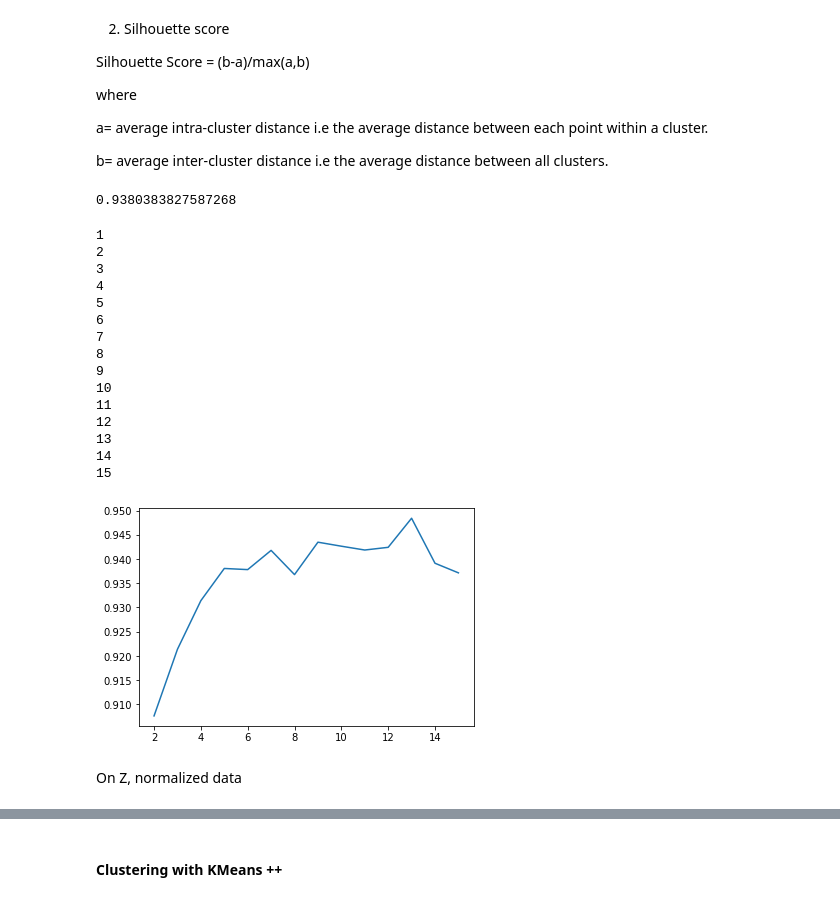
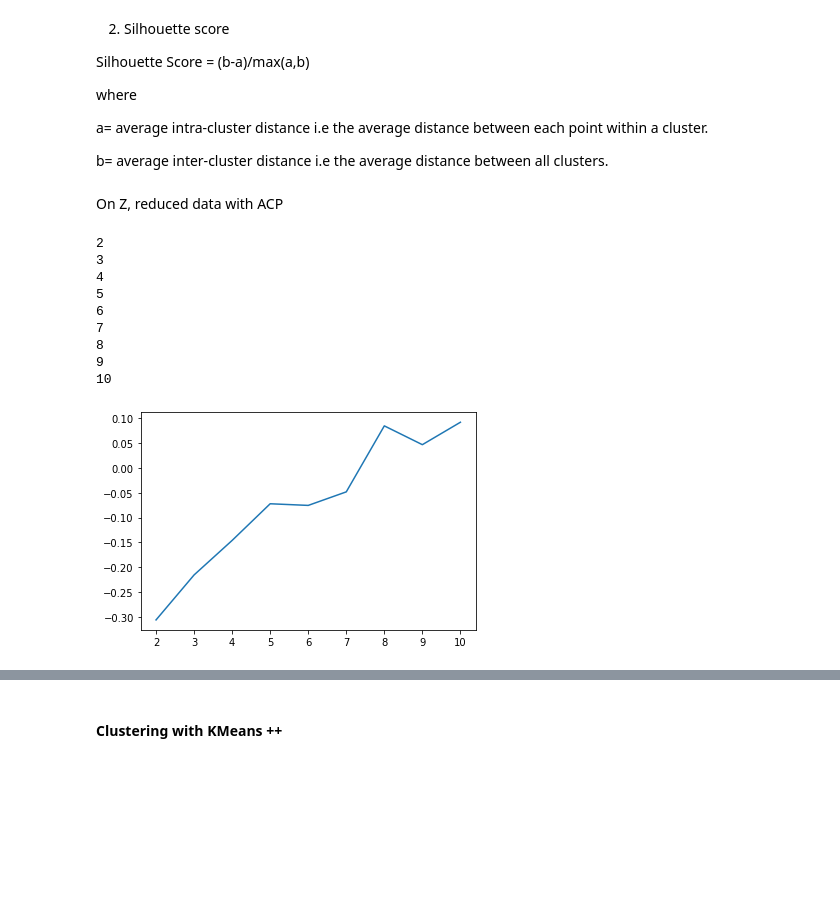
Before and after one commit to pommier1989235/ADM_HW4, a Jupyter notebook: Question_2+Algo_question.ipynb, the cells around one changed output, grey strips where cells are left out. Drawn from its saved outputs; the diff is of its cells as text; code cells hidden in the pictures; blank space fills up the shorter version.

```diff
--- a/Question_2+Algo_question.ipynb
+++ b/Question_2+Algo_question.ipynb
@@ -211,0 +187,3 @@ print(np.cumsum(pca.explained_variance_ratio_))
+# %%
+X2 = encoded_df.to_numpy()
+Z2 = preprocessing.StandardScaler().fit_transform(X2)
@@ -211,0 +198,4 @@ print(np.cumsum(pca.explained_variance_ratio_))
+# %%
+# final reducted matrix
+Z = np.hstack((A, Z2))
+Z.shape
@@ -312,43 +335,32 @@ def silhouette_score(X, cluster_labels, centroids):
 
     silhouette_score = (inter_cluster - intra_cluster) / max(intra_cluster, inter_cluster)
     return silhouette_score
-# %%
-clusters, centroids, count = KMeans(X, 5)
-# %%
-silhouette_score(X, clusters, centroids)
-# %% [output]
-0.9380383827587268
 # %%
 def silhouette_method(X, k_min, k_max):
     silhouette_scores = []
     K = []
     for k in range(k_min, k_max + 1):
         cluster_labels, centroids, count  = KMeans(X,k)
-        S = silhouette_score(X, cluster_labels, centroids)
+        #S = silhouette_score(X, cluster_labels, centroids)
+        S = sklearn.metrics.silhouette_score(X, cluster_labels)
         silhouette_scores.append(S)
         K.append(k)
         print(k)
     plt.plot(K, silhouette_scores)
     plt.show()
     return K, silhouette_scores
+# %% [markdown]
+On Z, reduced data with ACP
 # %%
-K, silhouette_scores = silhouette_method(X, 1, 15)
+K, silhouette_scores = silhouette_method(Z, 2, 10)
 # %% [output]
-1
 2
 3
 4
 5
 6
 7
 8
 9
 10
-11
-12
-13
-14
-15
-[figure, old version]
+[figure, new version]
-# %% [markdown]
-On Z, normalized data
```
Also changed, not shown: parts of 54 cells of this notebook.
